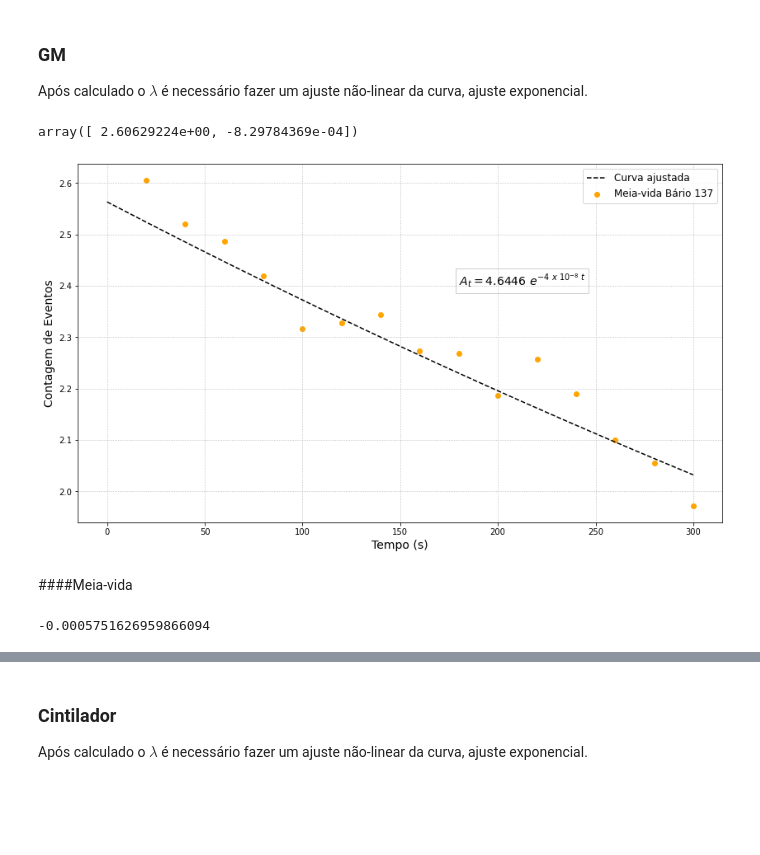
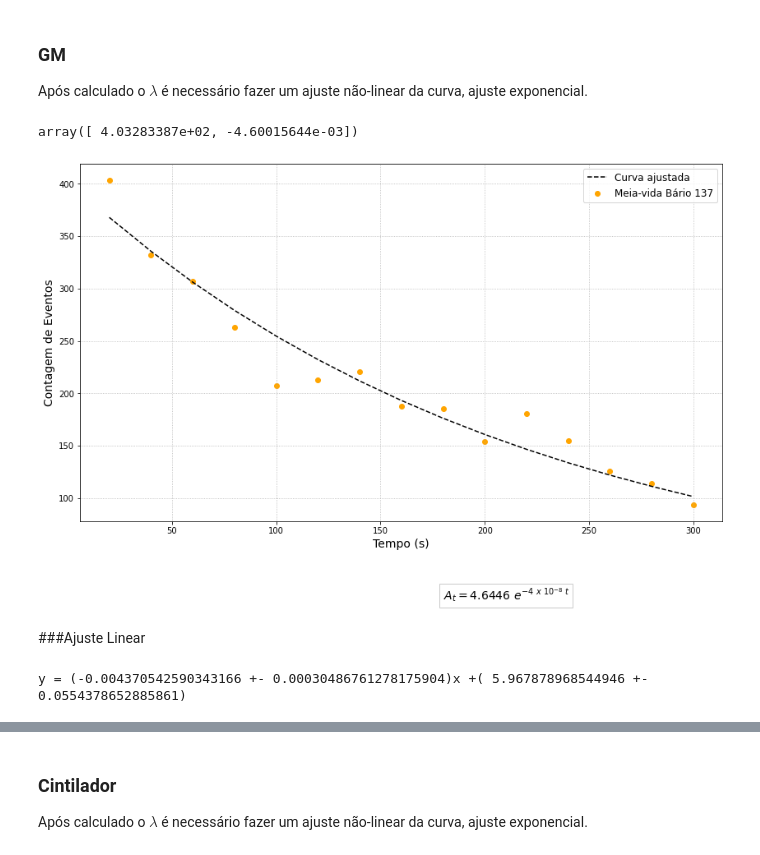
Before and after one commit to goulartsursula/DisciplinasUERJ, a Jupyter notebook: Estrutura da Materia 3/MeiaVida_Bario137.ipynb, the cells around one changed output, grey strips where cells are left out. Cells and saved outputs as stored; diff of their text form; code cells hidden in the pictures; blank space fills up the shorter version.

```diff
--- a/Estrutura da Materia 3/MeiaVida_Bario137.ipynb
+++ b/Estrutura da Materia 3/MeiaVida_Bario137.ipynb
@@ -44,8 +55,8 @@ data['TaxaMediaCintilador'] = data['DiferencaCintilador'] - (3454.4/3)
 #data.at[0, 'TaxaMediaGM'] = 0
 #data.at[0, 'TaxaMediaCintilador'] = 0
 
-data['LogTaxaGM'] = np.log10(data['TaxaMediaGM'])
-data['LogTaxaCintilador'] = np.log10(data['TaxaMediaCintilador'])
+data['LogTaxaGM'] = np.log(data['TaxaMediaGM'])
+data['LogTaxaCintilador'] = np.log(data['TaxaMediaCintilador'])
 
 data = data.drop(data[data.TaxaMediaGM < 0].index)
 
@@ -75,28 +86,48 @@ Após calculado o $\lambda$ é necessário fazer um ajuste não-linear da curva,
 def ajuste(x, a, lamb):
   return a * np.exp(lamb * data['Tempo'])
 
-poptgm, pcovgm = curve_fit(ajuste, data['Tempo'], data['LogTaxaGM'], p0 = (3, -0.001))
+poptgm, pcovgm = curve_fit(ajuste, data['Tempo'], data['TaxaMediaGM'], p0 = (3, -0.001))
 # %%
 poptgm
 # %% [output]
-array([ 2.60629224e+00, -8.29784369e-04])
+array([ 4.03283387e+02, -4.60015644e-03])
 # %%
 fig, ax = plt.subplots(1, figsize=(14,8))
 
-x_GM = np.linspace(0, 300, num=15)
+x_GM = np.linspace(20, 300, num=15)
 plt.plot(x_GM, ajuste(x_GM, *poptgm), linestyle='--', c='black', label='Curva ajustada')
-plt.scatter(data['Tempo'], data['LogTaxaGM'], c='orange', label='Meia-vida Bário 137')
+plt.scatter(data['Tempo'], data['TaxaMediaGM'], c='orange', label='Meia-vida Bário 137')
 plt.xlabel('Tempo (s)', fontsize='14')
 plt.ylabel('Contagem de Eventos', fontsize='14')
 ax.text(180.0, 2.4, '$A_t = 4.6446 \ e^{-4 \ x \ 10^{-8} \ t}$',fontsize=14, bbox = dict(boxstyle='square', fc='none', ec='black',alpha=0.2))
 plt.legend(fontsize='12')
 plt.grid(linestyle='dotted')
 # %% [output]
-[figure, old version]
+[figure, new version]
-# %% [markdown]
-####Meia-vida
-# %%
-mv_gm = poptgm[1] * np.log(2)
-mv_gm
-# %% [output]
--0.0005751626959866094
+# %% [markdown]
+###Ajuste Linear
+# %%
+x = data['Tempo']
+y = data['LogTaxaGM']
+
+def lsq_sq(x, y):
+  n = np.size(x)
+  mx, my = np.mean(x), np.mean(y)
+
+  cov = np.mean(x * y) - mx * my
+  var = np.var(x)
+
+  a = cov/var
+  b = my - a *mx
+
+  ey = np.sqrt(np.sum(np.power(y - (a * x + b),2) / (n - 2)))
+
+  erro_a = ey / (np.sqrt(var) * np.sqrt(n))
+  erro_b = erro_a * np.sqrt(np.mean(np.power(x, 2)))
+
+  print(f'y = ({a} +- {erro_a})x +' + f'( {b} +- {erro_b})')
+  return a, erro_a, b, erro_b
+
+parametros1 = lsq_sq(x, y)
+# %% [output]
+y = (-0.004370542590343166 +- 0.00030486761278175904)x +( 5.967878968544946 +- 0.0554378652885861)
```
Also changed, not shown: parts of 14 cells of this notebook.
